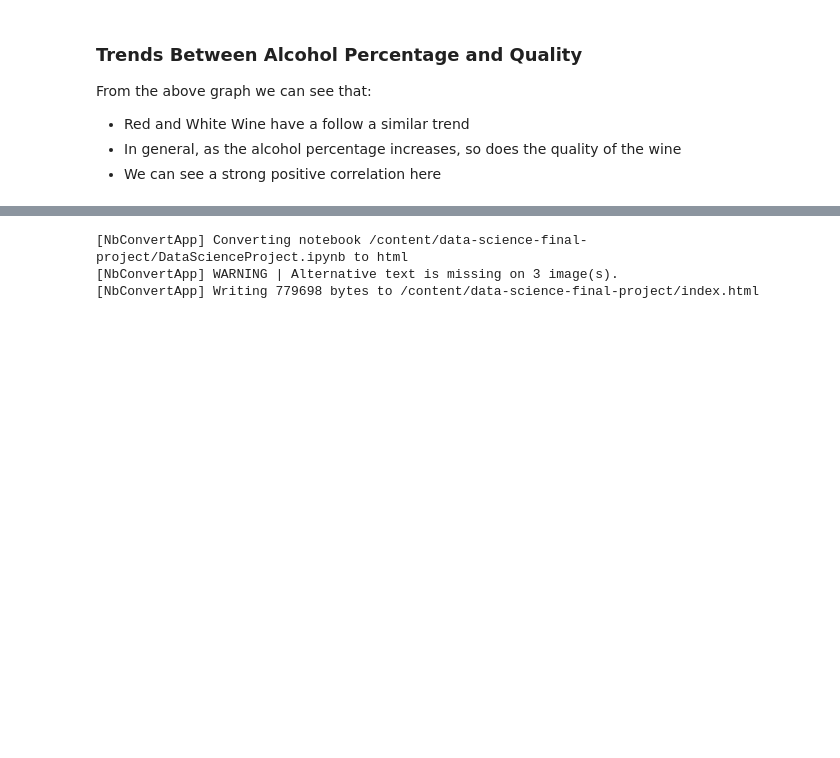
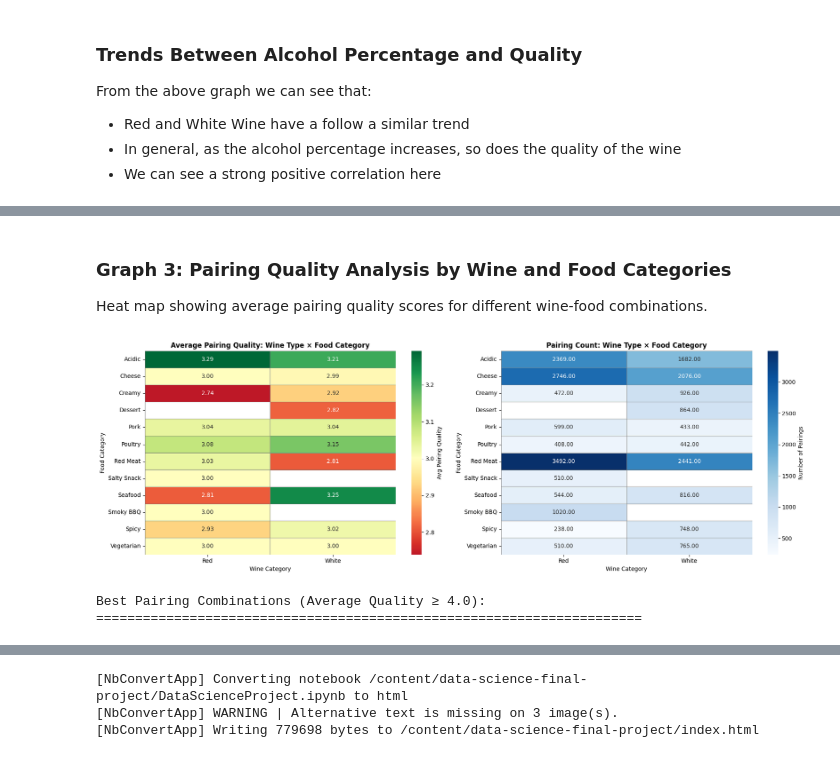
Before and after one commit to akjieettt/data-science-final-project, a Jupyter notebook: DataScienceProject.ipynb, the cells around one changed output, grey strips where cells are left out. Cells and saved outputs as stored; diff of their text form; code cells hidden in the pictures; blank space fills up the shorter version.

```diff
--- a/DataScienceProject.ipynb
+++ b/DataScienceProject.ipynb
@@ -236,0 +480,57 @@ From the above graph we can see that:
+# %% [markdown]
+### Graph 3: Pairing Quality Analysis by Wine and Food Categories
+
+Heat map showing average pairing quality scores for different wine-food combinations.
+# %%
+# Graph 3: Pairing quality heatmap
+fig, axes = plt.subplots(1, 2, figsize=(18, 6))
+
+# Focus on Red & White wines
+rw_data = df_pairing[df_pairing['wine_category'].isin(['Red', 'White'])]
+
+# Average pairing quality by wine and food category
+quality_heatmap = rw_data.pivot_table(
+    values='pairing_quality',
+    index='food_category',
+    columns='wine_category',
+    aggfunc='mean'
+)
+
+sns.heatmap(quality_heatmap, annot=True, fmt='.2f', cmap='RdYlGn',
+            center=3, ax=axes[0], cbar_kws={'label': 'Avg Pairing Quality'},
+            linewidths=0.5, linecolor='gray')
+axes[0].set_title('Average Pairing Quality: Wine Type × Food Category',
+                  fontweight='bold', fontsize=12)
+axes[0].set_xlabel('Wine Category')
+axes[0].set_ylabel('Food Category')
+
+# Count of pairings
+count_heatmap = rw_data.pivot_table(
+    values='pairing_quality',
+    index='food_category',
+    columns='wine_category',
+    aggfunc='count'
+)
+
+sns.heatmap(count_heatmap, annot=True, fmt='.2f', cmap='Blues',
+            ax=axes[1], cbar_kws={'label': 'Number of Pairings'},
+            linewidths=0.5, linecolor='gray')
+axes[1].set_title('Pairing Count: Wine Type × Food Category',
+                  fontweight='bold', fontsize=12)
+axes[1].set_xlabel('Wine Category')
+axes[1].set_ylabel('Food Category')
+
+plt.tight_layout()
+plt.show()
+
+# Print best pairings
+print("Best Pairing Combinations (Average Quality ≥ 4.0):")
+print("="*70)
+best_pairings = rw_data.groupby(['wine_category', 'food_category'])['pairing_quality'].mean()
+best_pairings = best_pairings[best_pairings >= 4.0].sort_values(ascending=False)
+for (wine, food), quality in best_pairings.items():
+    print(f"{wine:6s} + {food:15s}: {quality:.2f}")
+# %% [output]
+[figure, added]
+Best Pairing Combinations (Average Quality ≥ 4.0):
+======================================================================
```
Also changed, not shown: parts of 20 cells of this notebook.
